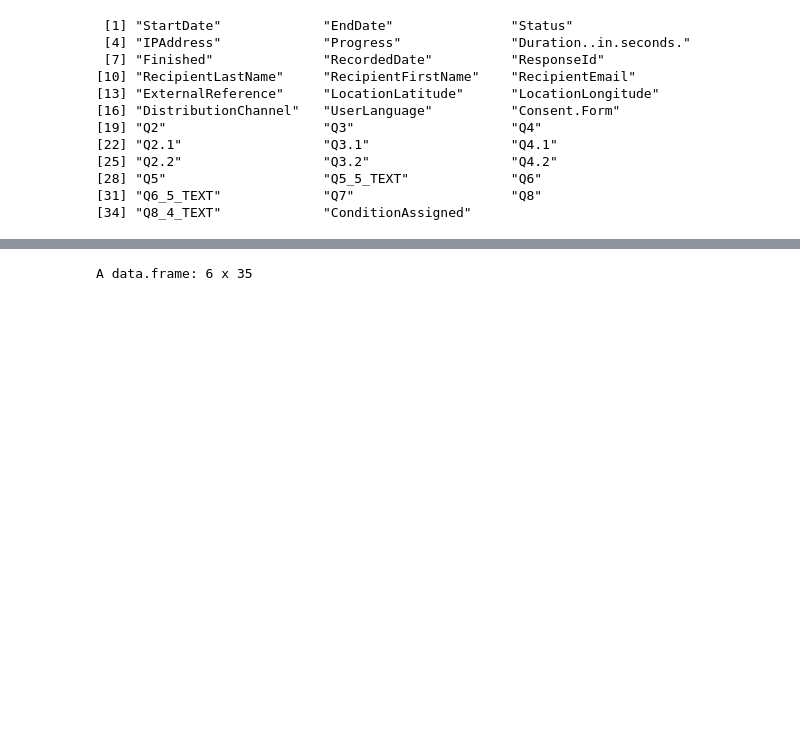
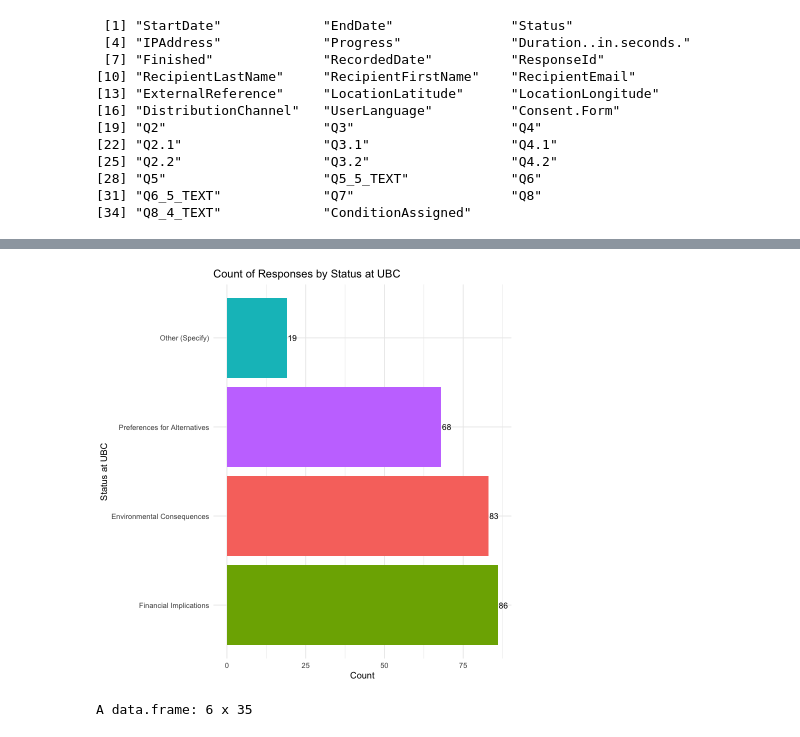
Before and after one commit to riddhibattu/PSYC421_Sustain-a-Cup-research, a Jupyter notebook: src/statistical_analysis.ipynb, the cells around one changed output, grey strips where cells are left out. Drawn from its saved outputs; the diff is of its cells as text; code cells hidden in the pictures; blank space fills up the shorter version.

```diff
--- a/src/2023-03-12_eda.ipynb
+++ b/src/statistical_analysis.ipynb
@@ -89,0 +148,22 @@ write.csv(df_cleaned, output_path, row.names = FALSE)
+# %%
+individual_responses <- df_cleaned %>%
+  # Separate multiple responses into individual rows
+  separate_rows(Q8, sep = ",") %>%
+  # Trim whitespace to ensure accurate matching
+  mutate(Q8 = trimws(Q8))
+
+# Create a new column to categorize responses based on keywords
+categorized_responses <- individual_responses %>%
+  mutate(Category = case_when(
+    str_detect(Q8, "environmental consequences") ~ "Environmental Consequences",
+    str_detect(Q8, "financial implications") ~ "Financial Implications",
+    str_detect(Q8, "Preferences for alternatives") ~ "Preferences for Alternatives",
+    str_detect(Q8, "Other") ~ "Other (Specify)",
+    TRUE ~ "Other"
+  )) %>%
+  count(Category, name = "Count") %>%
+  filter(Category != "Other") %>%
+  arrange(desc(Count))
+
+# To view the categorized and counted responses
+print(categorized_responses)
@@ -90,2 +187,15 @@ write.csv(df_cleaned, output_path, row.names = FALSE)
+# %%
+plot = ggplot(categorized_responses, aes(x = reorder(Category, -Count), y = Count, fill = Category)) +
+    geom_col() +
+    coord_flip() + # Flip coordinates for horizontal bars
+    labs(title = "Count of Responses by Status at UBC",
+        x = "Status at UBC",
+        y = "Count") +
+    theme_minimal() +
+    theme(legend.title = element_blank(), # Remove legend title
+        legend.position = "none") # Remove legend if not needed
+plot + geom_text(aes(label = Count), position = position_dodge(width = 0.9), hjust = -0.1, size = 3.5)
+# %% [output]
+[figure, added]
 # %%
 # Load the CSV file
```
Also changed, not shown: parts of 30 cells of this notebook, 6 other files.
